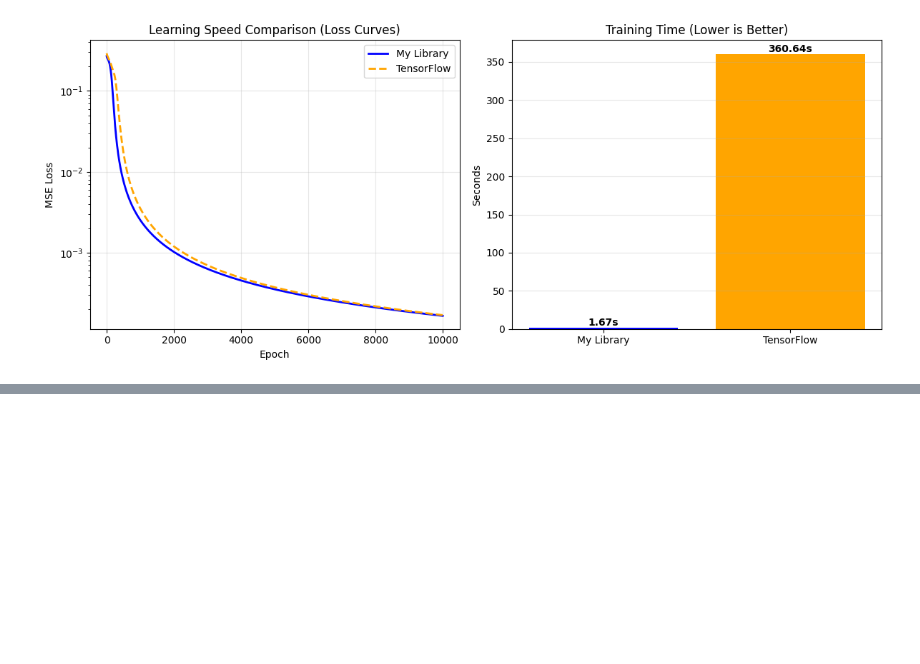
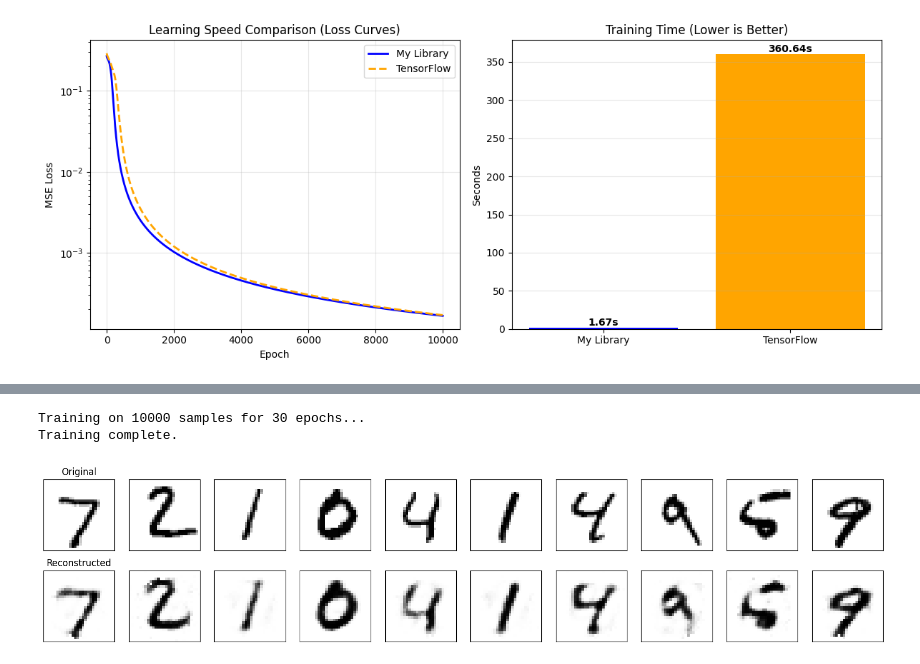
Before and after one commit to ahmedelsafty711/CI_Project, a Jupyter notebook: notebooks/project_demo.ipynb, the cells around one changed output, grey strips where cells are left out. Cells and saved outputs as stored; diff of their text form; code cells hidden in the pictures; blank space fills up the shorter version.

```diff
--- a/notebooks/project_demo.ipynb
+++ b/notebooks/project_demo.ipynb
@@ -257,7 +257,7 @@ for x in x_train:
     pred = x
     for layer in net.layers:
         pred = layer.forward(pred)
-    label = 1 if pred[0] >= 0.5 else 0
+    label = 1 if pred[0] >= 0 else -1
     predictions.append(label)
 
 # Accuracy
@@ -395,0 +455,52 @@ Final Loss (MSE)     | 0.000166        | 0.000169
+# %%
+# Training the autoencoder
+# NOTE: We use x_train as both the input and the target output
+# We'll use a subset of data for a faster training demonstration
+num_samples_to_train = 10000
+epochs = 30
+
+print(f"Training on {num_samples_to_train} samples for {epochs} epochs...")
+
+autoencoder.train(
+    x_train=x_train[:num_samples_to_train],
+    y_train=x_train[:num_samples_to_train], # Input is the target
+    epochs=epochs,
+    learning_rate=0.01
+)
+
+print("Training complete.")
+# %% [output]
+Training on 10000 samples for 30 epochs...
+Training complete.
+# %%
+#Visualize Output Image
+import matplotlib.pyplot as plt
+
+# Select a few images from the test set to visualize
+n_images_to_show = 10
+test_images = x_test[:n_images_to_show]
+
+# Get the reconstructed images from the autoencoder
+reconstructed_images = autoencoder.predict(test_images)
+
+# Plot the original and reconstructed images
+plt.figure(figsize=(20, 4))
+for i in range(n_images_to_show):
+    # Display original image
+    ax = plt.subplot(2, n_images_to_show, i + 1)
+    # We use cmap='gray_r' because the background is -1 (black)
+    plt.imshow(test_images[i].reshape(28, 28), cmap='gray_r')
+    ax.get_xaxis().set_visible(False)
+    ax.get_yaxis().set_visible(False)
+    if i == 0: ax.set_title("Original")
+
+    # Display reconstructed image
+    ax = plt.subplot(2, n_images_to_show, i + 1 + n_images_to_show)
+    plt.imshow(reconstructed_images[i].reshape(28, 28), cmap='gray_r')
+    ax.get_xaxis().set_visible(False)
+    ax.get_yaxis().set_visible(False)
+    if i == 0: ax.set_title("Reconstructed")
+
+plt.show()
+# %% [output]
+[figure, added]
```
Also changed, not shown: parts of 10 cells of this notebook.
